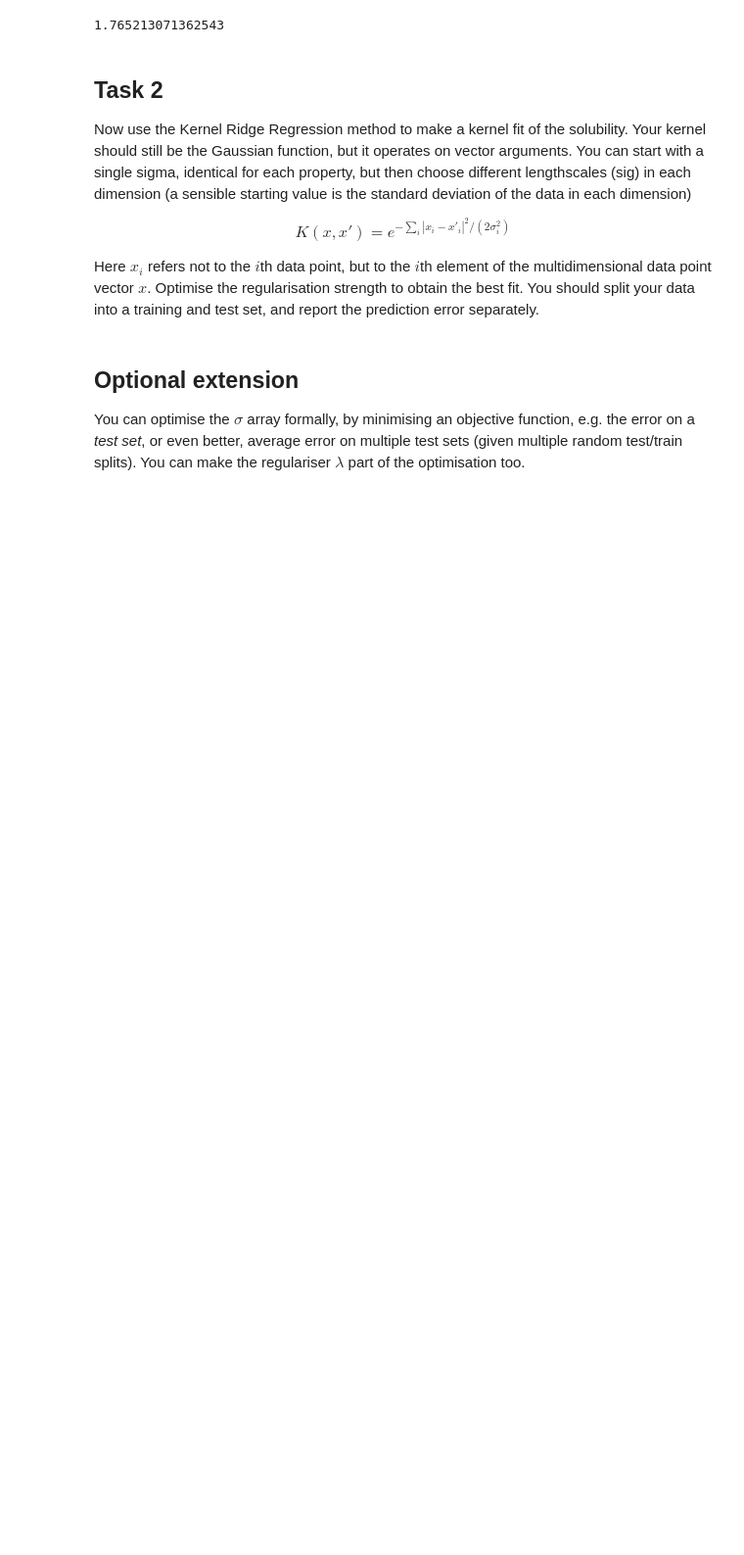
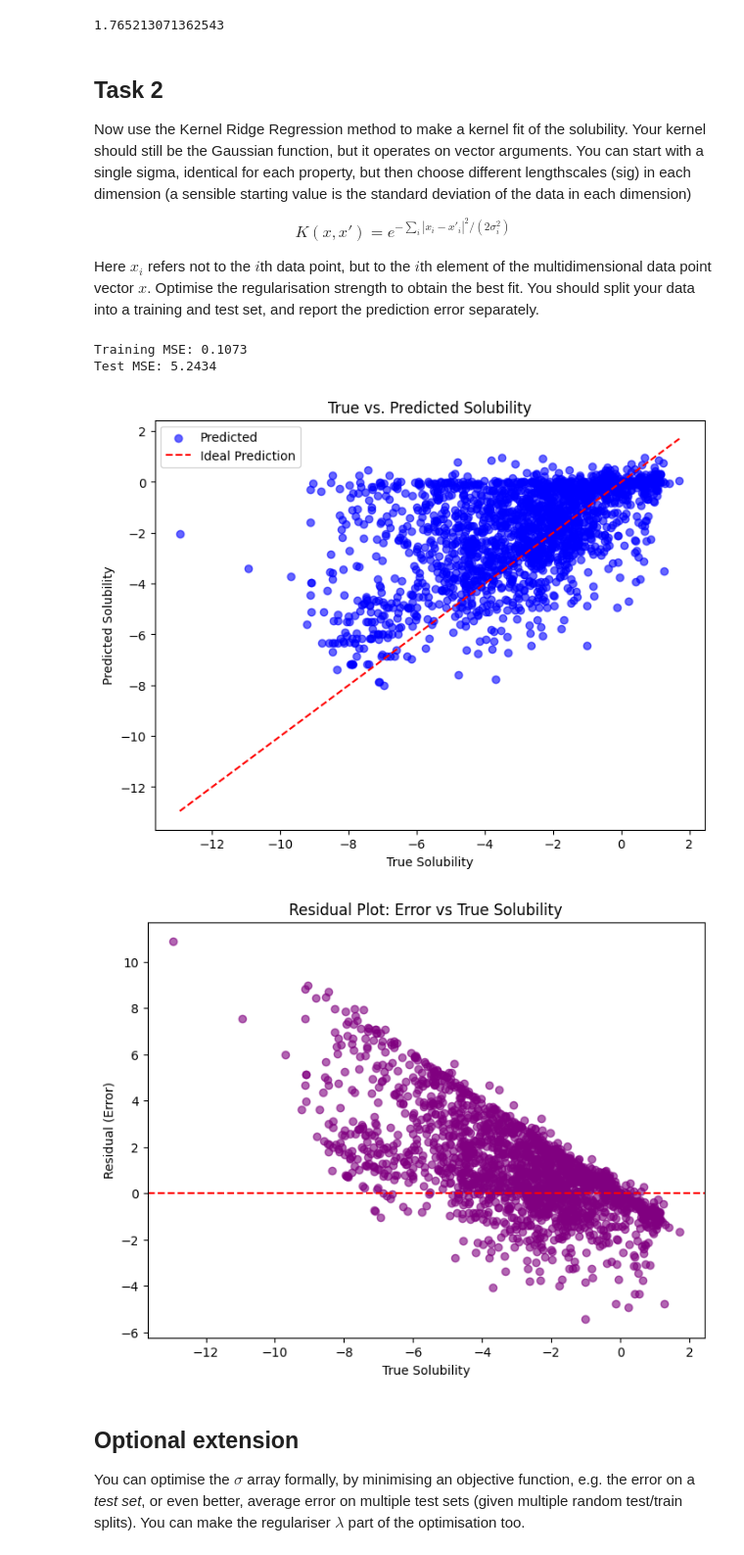
Before and after one commit to macaswalker/MatsAndMols_projects, a Jupyter notebook: _Project 3_ solubility.ipynb, the cells around one changed output. Shown at 98% size. Drawn from its saved outputs; the diff is of its cells as text; code cells hidden in the pictures; blank space fills up the shorter version.

```diff
--- a/_Project 3_ solubility.ipynb
+++ b/_Project 3_ solubility.ipynb
@@ -665,3 +646,54 @@ def kernel_ridge_regression_with_noise(x_values, y_values, n_inducing_points, si
+# %%
+# Define lambda (regularization)
+lam = 0.1  # Can be optimized
+
+
+# 1) Subselect or not from X_train, Y_train
+n_inducing_points = min(100, len(X_train))
+idx = np.random.choice(len(X_train), n_inducing_points, replace=False)
+x_sub = X_train[idx]
+y_sub = Y_train[idx]
+
+# 2) Train
+c = train_krr(x_sub, y_sub, sig, lam)
+
+# 3) Predict on train
+y_pred_train = predict_krr(x_sub, x_sub, c, sig)
+
+# 4) Predict on test
+y_pred_test = predict_krr(X_test, x_sub, c, sig)
+
+# 5) Compute errors
+train_mse = np.mean((y_pred_train - y_sub) ** 2)
+test_mse = np.mean((y_pred_test - Y_test) ** 2)
+
+print(f"Training MSE: {train_mse:.4f}")
+print(f"Test MSE: {test_mse:.4f}")
+# %% [output]
+Training MSE: 0.1073
+Test MSE: 5.2434
+# %%
+# Visualization - True vs. Predicted Scatter Plot
+plt.figure(figsize=(8, 6))
+plt.scatter(Y_test, y_pred_test, alpha=0.6, color='blue', label='Predicted')
+plt.plot([min(Y_test), max(Y_test)], [min(Y_test), max(Y_test)], color='red', linestyle="--", label="Ideal Prediction")
+plt.xlabel("True Solubility")
+plt.ylabel("Predicted Solubility")
+plt.title("True vs. Predicted Solubility")
+plt.legend()
+plt.show()
+
+# Residual Plot (Error vs True Values)
+plt.figure(figsize=(8, 6))
+plt.scatter(Y_test, y_pred_test - Y_test, alpha=0.6, color='purple')
+plt.axhline(y=0, color='red', linestyle='--')
+plt.xlabel("True Solubility")
+plt.ylabel("Residual (Error)")
+plt.title("Residual Plot: Error vs True Solubility")
+plt.show()
+# %% [output]
+[figure, added]
+[figure, added]
 # %% [markdown]
 Optional extension
 ---
```
Also changed, not shown: parts of 5 cells of this notebook.
